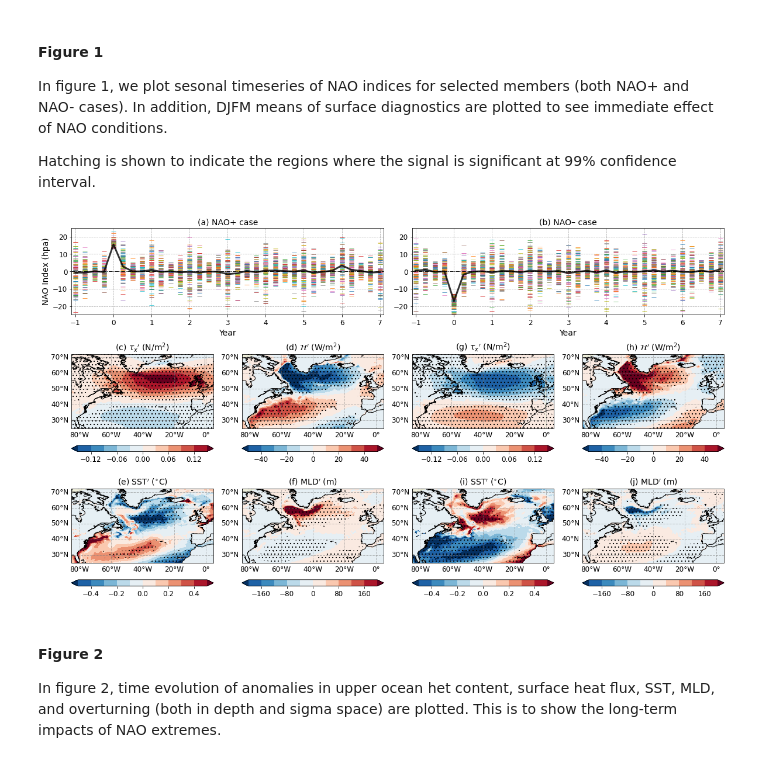
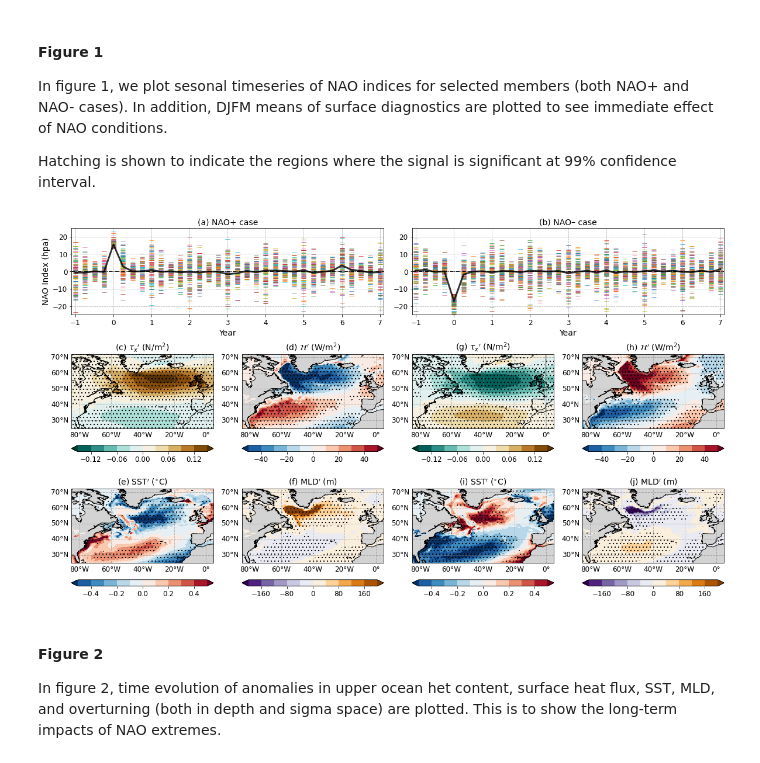
Before and after one commit to hmkhatri/AMOC_Variability_DePreSys_MET, a Jupyter notebook: Notebooks/Plots_Paper_NAO_Heat_Content_Variability/Plots_snapshots_NAO.ipynb, the cells around one changed output. Drawn from its saved outputs; the diff is of its cells as text; code cells hidden in the pictures.

```diff
--- a/Notebooks/Plots_Paper_NAO_Heat_Content_Variability/Plots_snapshots_NAO.ipynb
+++ b/Notebooks/Plots_Paper_NAO_Heat_Content_Variability/Plots_snapshots_NAO.ipynb
@@ -57,7 +58,7 @@ def plot_sec(ax, da, da_std = None, hatching = False, hatch_dense = 2, cfd_per =
     if(x_lab==False):
         gl.xlocator = mticker.FixedLocator([])
 
-    ax.add_feature(cfeature.LAND) #facecolor='black')
+    ax.add_feature(cfeature.LAND, facecolor='lightgrey')
     ax.add_feature(cfeature.COASTLINE)
     ax.set_aspect(1.0)
 
@@ -116,9 +117,9 @@ ds_NAOn = []
 
 ppdir = "/gws/nopw/j04/snapdragon/hkhatri/Data_Composite/NAO_hpa/"
 
-var_list = ['mlotst', 'tos', 'tauu', 'hfds', 'Heat_Budget_new']
+var_list = ['tos']
 
-case_list = ['NAOp', 'NAOn']
+case_list = ['NAOp']
 
 for case in case_list:
 
@@ -132,10 +133,10 @@ for case in case_list:
             ds_NAOn.append(d)
 
 ds_NAOp = xr.merge(ds_NAOp)
-ds_NAOn = xr.merge(ds_NAOn)
+#ds_NAOn = xr.merge(ds_NAOn)
 
-ds_NAOp = ds_NAOp.mean('comp')
-ds_NAOn = ds_NAOn.mean('comp')
+#ds_NAOp = ds_NAOp.mean('comp')
+#ds_NAOn = ds_NAOn.mean('comp')
 
 print(ds_NAOp)
 # %% [output]
@@ -175,12 +166,14 @@ var_list = ['hfds', 'tos', 'mlotst'] #, 'tauu']
 name = [r'${\tau_x}^{\prime}$ (N/m$^2$)', r'${\mathcal{H}}^{\prime}$ (W/m$^2$)', r'SST$^{\prime}$ ($^{\circ}$C)' , 'MLD$^{\prime}$ (m)']
 val = [0.15, 50., 0.5, 200.]
 
+col_map = [cmaps.MPL_BrBG_r, cmaps.MPL_RdBu_r, cmaps.MPL_RdBu_r, cmaps.MPL_PuOr_r]
+
 lat_lon_ext = [-85., 5., 25., 72.]
 
 case_list = ['NAOp', 'NAOn']
 tim_ind =4
 
-cfd_per = 2.617 # z-val for confidence interval
+cfd_per = 1.98 # z-val for confidence interval
                 # (1.289 for 80%, 1.658 for 90%, 1.98 for 95%, 2.617 for 99% for deg. freddom = 120)
 hatch_dense = 2
 
@@ -197,6 +190,7 @@ for case in case_list:
         titl = str(name[count])
 
         d = xr.open_dataset(data_dir + "Bootstrap_" + case + "_" + var + ".nc")
+        d = d.where(ds_NAOp['tos'].isel(comp=0, time=0)< 100.)
         tmp = d[var]
 
         # get seasonl mean for the relavant data
@@ -209,7 +203,7 @@ for case in case_list:
 
         p = plot_sec(ax, tmp, da_std = d, hatching = True, cfd_per = cfd_per, hatch_dense = hatch_dense,
                      vmin=-val[count], vmax=val[count],  lat_lon_ext = lat_lon_ext, levels = 11,
-                     lon='longitude', lat='latitude', cmap='RdBu_r', title=titl, orien='horizontal')
+                     lon='longitude', lat='latitude', cmap=col_map[count], title=titl, orien='horizontal')
 
         count = count + 1
 
@@ -225,7 +219,7 @@ for case in case_list:
 
     p = plot_sec(ax, tmp, da_std = d, hatching = True, cfd_per = cfd_per, hatch_dense = hatch_dense,
                  vmin=-val[0], vmax=val[0],  lat_lon_ext = lat_lon_ext, levels = 11,
-                 lon='lon', lat='lat', cmap='RdBu_r', title=titl, orien='horizontal')
+                 lon='lon', lat='lat', cmap=col_map[0], title=titl, orien='horizontal')
 
 # plot NAO timeseries
 for i in range(0,2):
@@ -263,36 +257,36 @@ for i in range(0,2):
                     tmp = NAO_season.where((NAO_season.isel(time=ind) <= -NAO_cut)).isel(start_year=year, r=r)
                     tmp = tmp.isel(time = slice((int(ind/4)-1)*4, (int(ind/4) + 7)*4 + 1)) / 100. # convert to hpa
 
                     ax.plot(np.arange(0,len(tmp.time))/4 - 1, tmp, '_', ms=8, alpha=0.7)
 
                     tmp_mean.append(tmp.drop(['time', 'start_year']))
 
         tmp_mean = xr.concat(tmp_mean, dim='case')
         ax.plot(np.arange(0,len(tmp_mean.time))/4 - 1, tmp_mean.mean('case'), lw=3, color='k', alpha=0.8)
 
     ax.grid('on', ls='--')
     ax.set_xlabel('Year',  fontsize=14)
     plt.yticks(fontsize = 12);
     plt.xticks(fontsize = 12);
     ax.set_ylim([-25., 25.])
     if(i==0):
         plt.title('(a) NAO+ case', fontsize=14)
         ax.axhline(y=0., ls='-.', lw=1., color='k');
         ax.set_ylabel('NAO Index (hpa)',  fontsize=14)
     if(i==1):
         plt.title('(b) NAO– case', fontsize=14)
         ax.axhline(y=-0., ls='-.', lw=1., color='k');
 
     ax.set_xlim([-1.1, 7.1])
 
     bbox=plt.gca().get_position()
     offset=.05
     plt.gca().set_position([bbox.x0 , bbox.y0 + offset*0.5, bbox.x1-bbox.x0 - offset*0.0, bbox.y1 - bbox.y0 - offset])
 
-fig.savefig('/home/users/hkhatri/Plots/Figures_GRL_2022/Figure1.png', dpi=300,bbox_inches='tight');
-fig.savefig('/home/users/hkhatri/Plots/Figures_GRL_2022/Figure1.pdf', dpi=300,bbox_inches='tight');
+#fig.savefig('/home/users/hkhatri/Plots/Figures_GRL_2022/Figure1.png', dpi=300,bbox_inches='tight');
+#fig.savefig('/home/users/hkhatri/Plots/Figures_GRL_2022/Figure1.pdf', dpi=300,bbox_inches='tight');
 # %% [output]
-[figure, old version]
+[figure, new version]
 # %% [markdown]
 #### Figure 2
 
```
Also changed, not shown: parts of 20 cells of this notebook, 14 other files.
